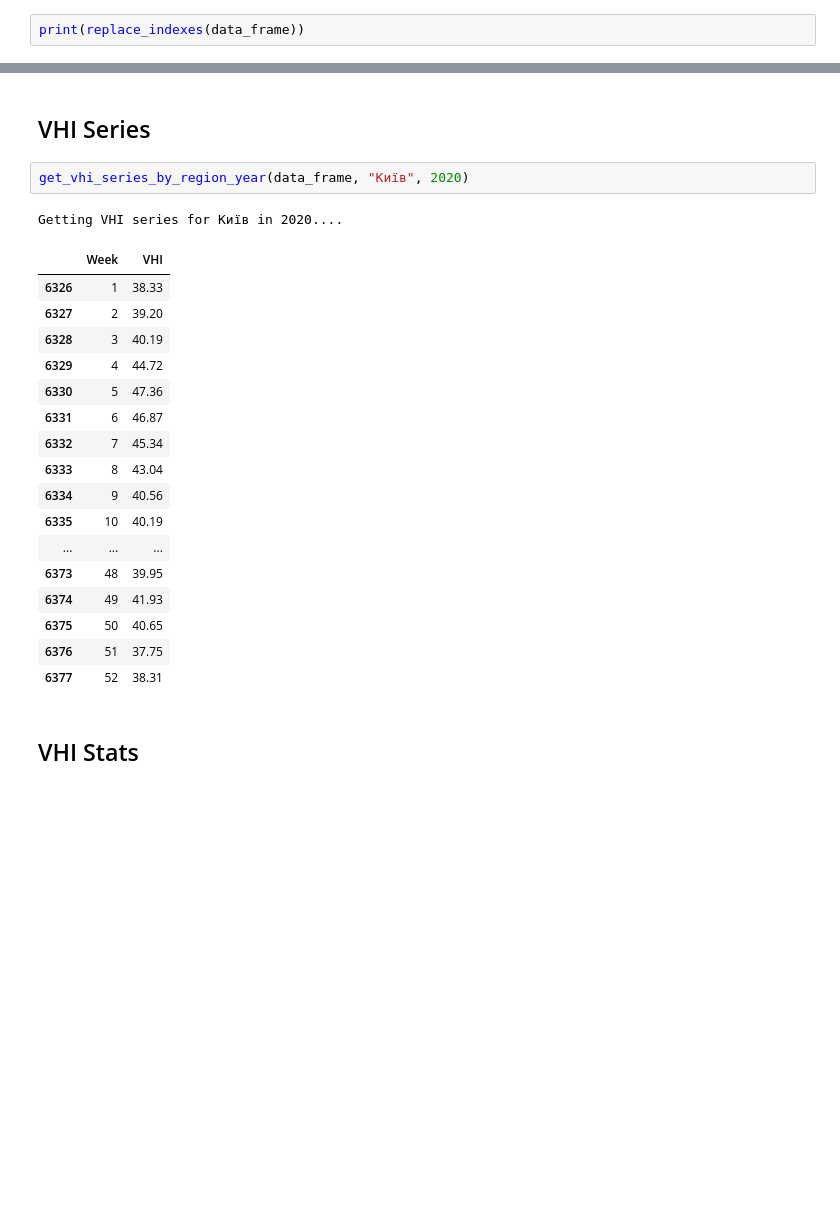
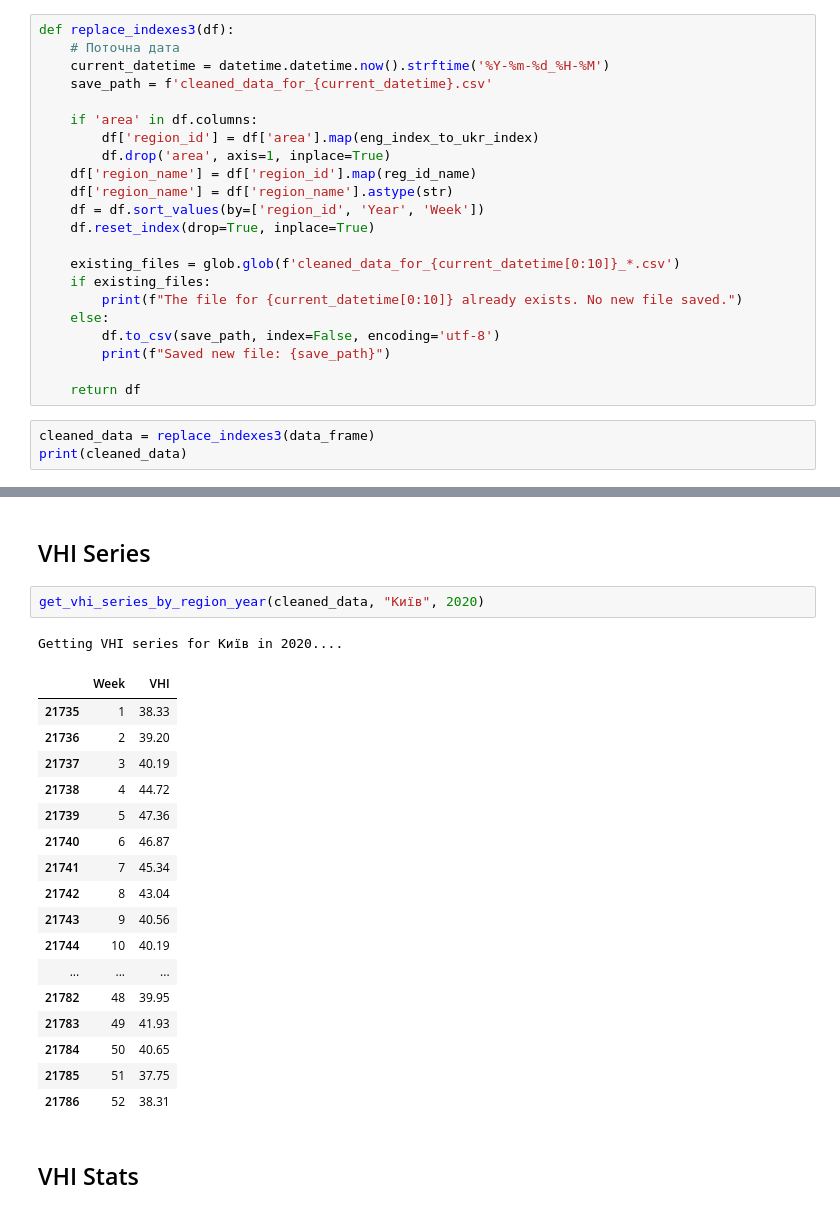
Before and after one commit to vovikvovan/DataAnalysis, a Jupyter notebook: sample.ipynb, the cells around one changed output, grey strips where cells are left out. Saved outputs shown, nothing was run; the diff lists cells and outputs as text; blank space fills up the shorter version.

```diff
--- a/sample.ipynb
+++ b/sample.ipynb
@@ -152,3 +182,26 @@ def replace_indexes(df):
+# %%
+def replace_indexes3(df):
+    # Поточна дата
+    current_datetime = datetime.datetime.now().strftime('%Y-%m-%d_%H-%M')
+    save_path = f'cleaned_data_for_{current_datetime}.csv'
+
+    if 'area' in df.columns:
+        df['region_id'] = df['area'].map(eng_index_to_ukr_index)
+        df.drop('area', axis=1, inplace=True)
+    df['region_name'] = df['region_id'].map(reg_id_name)
+    df['region_name'] = df['region_name'].astype(str)
+    df = df.sort_values(by=['region_id', 'Year', 'Week'])
+    df.reset_index(drop=True, inplace=True)
+
+    existing_files = glob.glob(f'cleaned_data_for_{current_datetime[0:10]}_*.csv')
+    if existing_files:
+        print(f"The file for {current_datetime[0:10]} already exists. No new file saved.")
+    else:
+        df.to_csv(save_path, index=False, encoding='utf-8')
+        print(f"Saved new file: {save_path}")
+
+    return df
 # %%
-print(replace_indexes(data_frame))
+cleaned_data = replace_indexes3(data_frame)
+print(cleaned_data)
 # %% [output]
@@ -221,26 +275,26 @@ def find_extreme_drought_years(df, threshold=15, min_regions=5):
 # %% [markdown]
 <h2>VHI Series</h2>
 # %%
-get_vhi_series_by_region_year(data_frame, "Київ", 2020)
+get_vhi_series_by_region_year(cleaned_data, "Київ", 2020)
 # %% [output]
 Getting VHI series for Київ in 2020....
 |  | Week | VHI |
-| 6326 | 1 | 38.33 |
-| 6327 | 2 | 39.20 |
-| 6328 | 3 | 40.19 |
-| 6329 | 4 | 44.72 |
-| 6330 | 5 | 47.36 |
-| 6331 | 6 | 46.87 |
-| 6332 | 7 | 45.34 |
-| 6333 | 8 | 43.04 |
-| 6334 | 9 | 40.56 |
-| 6335 | 10 | 40.19 |
+| 21735 | 1 | 38.33 |
+| 21736 | 2 | 39.20 |
+| 21737 | 3 | 40.19 |
+| 21738 | 4 | 44.72 |
+| 21739 | 5 | 47.36 |
+| 21740 | 6 | 46.87 |
+| 21741 | 7 | 45.34 |
+| 21742 | 8 | 43.04 |
+| 21743 | 9 | 40.56 |
+| 21744 | 10 | 40.19 |
 | ... | ... | ... |
-| 6373 | 48 | 39.95 |
-| 6374 | 49 | 41.93 |
-| 6375 | 50 | 40.65 |
-| 6376 | 51 | 37.75 |
-| 6377 | 52 | 38.31 |
+| 21782 | 48 | 39.95 |
+| 21783 | 49 | 41.93 |
+| 21784 | 50 | 40.65 |
+| 21785 | 51 | 37.75 |
+| 21786 | 52 | 38.31 |
 # %% [markdown]
 <h2>VHI Stats</h2>
 # %%
```
Also changed, not shown: parts of 8 cells of this notebook, 2 other files.
